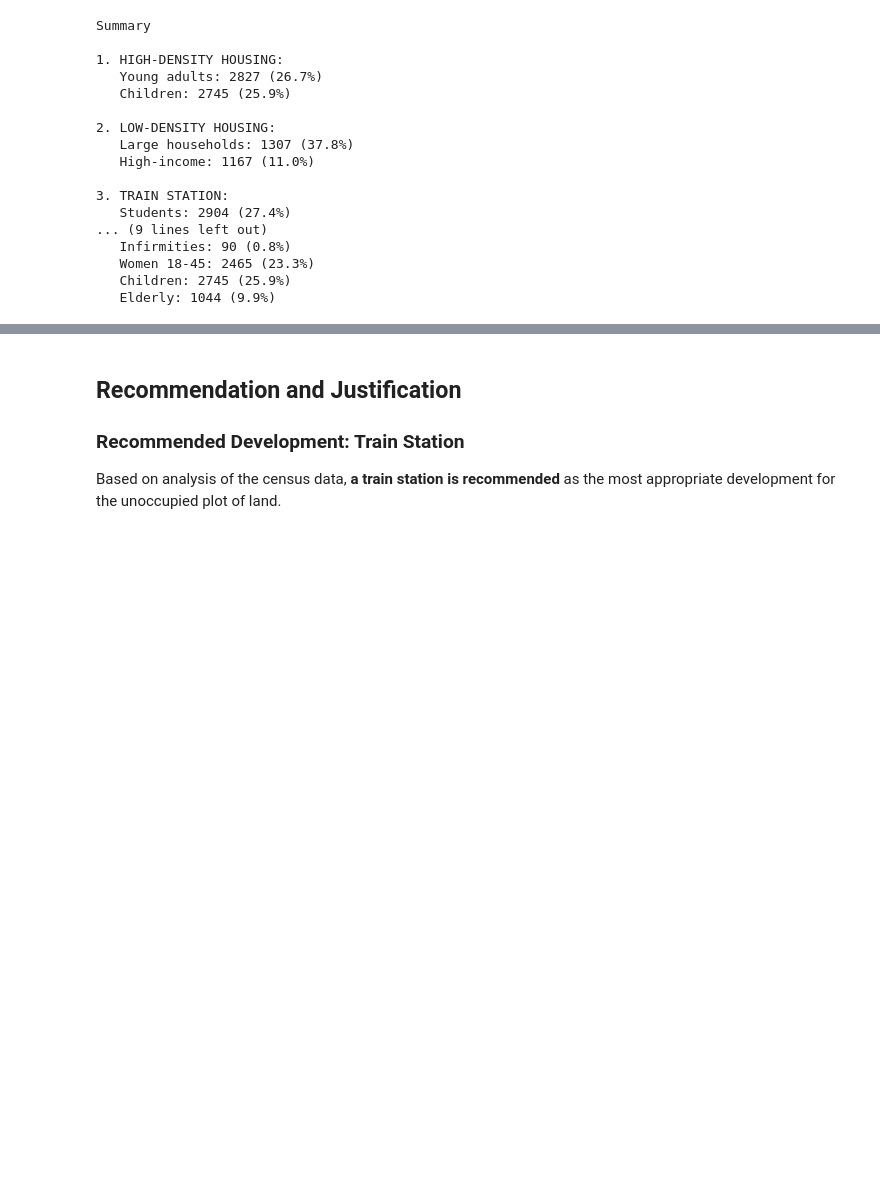
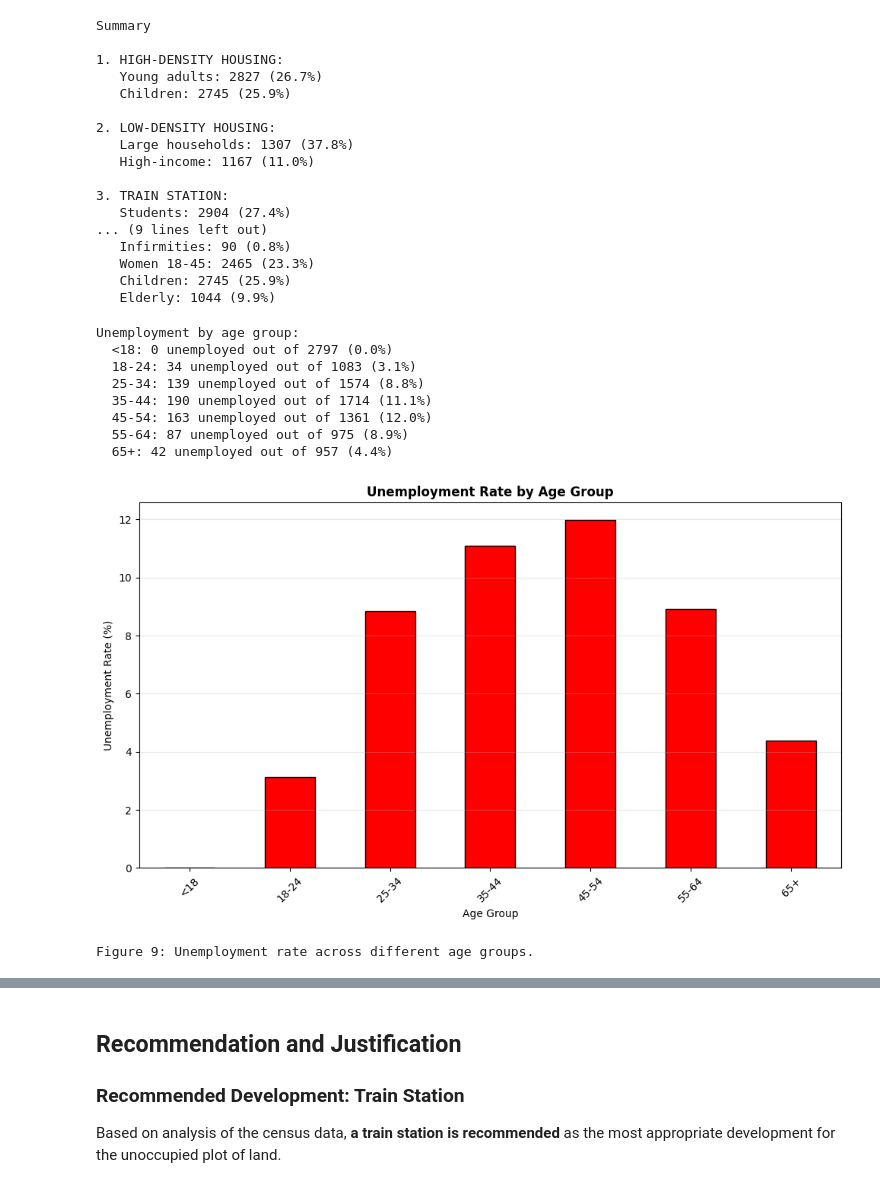
Before and after one commit to dannywu1101/FundamentalsDataScienceFinalProject, a Jupyter notebook: Project.ipynb, the cells around one changed output, grey strips where cells are left out. Drawn from its saved outputs; the diff is of its cells as text; code cells hidden in the pictures; blank space fills up the shorter version.

```diff
--- a/Project.ipynb
+++ b/Project.ipynb
@@ -630,3 +679,45 @@ Summary
    Women 18-45: 2465 (23.3%)
    Children: 2745 (25.9%)
    Elderly: 1044 (9.9%)
+# %%
+# Unemployment by age groups
+# Create age groups for analysis
+df['Age_Category'] = pd.cut(df['Age'], bins=[0, 18, 25, 35, 45, 55, 65, 100],
+                            labels=['<18', '18-24', '25-34', '35-44', '45-54', '55-64', '65+'])
+
+# Check unemployment by age
+unemployed = df[df['Occupation'].str.contains('unemployed|Unemployed', case=False, na=False)]
+unemployed_by_age = unemployed.groupby('Age_Category').size()
+total_by_age = df.groupby('Age_Category').size()
+
+# Calculate unemployment rate by age
+unemployment_rate = (unemployed_by_age / total_by_age * 100).fillna(0)
+print("\nUnemployment by age group:")
+for age_group in unemployment_rate.index:
+    count = unemployed_by_age.get(age_group, 0)
+    total = total_by_age.get(age_group, 0)
+    rate = unemployment_rate.get(age_group, 0)
+    print(f"  {age_group}: {count} unemployed out of {total} ({rate:.1f}%)")
+
+# Visualization
+plt.figure(figsize=(10, 6))
+unemployment_rate.plot(kind='bar', color='red', edgecolor='black')
+plt.title('Unemployment Rate by Age Group', fontsize=12, fontweight='bold')
+plt.xlabel('Age Group', fontsize=10)
+plt.ylabel('Unemployment Rate (%)', fontsize=10)
+plt.xticks(rotation=45)
+plt.grid(axis='y', alpha=0.3)
+plt.tight_layout()
+plt.show()
+print("Figure 9: Unemployment rate across different age groups.")
+# %% [output]
+Unemployment by age group:
+  <18: 0 unemployed out of 2797 (0.0%)
+  18-24: 34 unemployed out of 1083 (3.1%)
+  25-34: 139 unemployed out of 1574 (8.8%)
+  35-44: 190 unemployed out of 1714 (11.1%)
+  45-54: 163 unemployed out of 1361 (12.0%)
+  55-64: 87 unemployed out of 975 (8.9%)
+  65+: 42 unemployed out of 957 (4.4%)
+[figure, added]
+Figure 9: Unemployment rate across different age groups.
```
Also changed, not shown: parts of 6 cells of this notebook.
